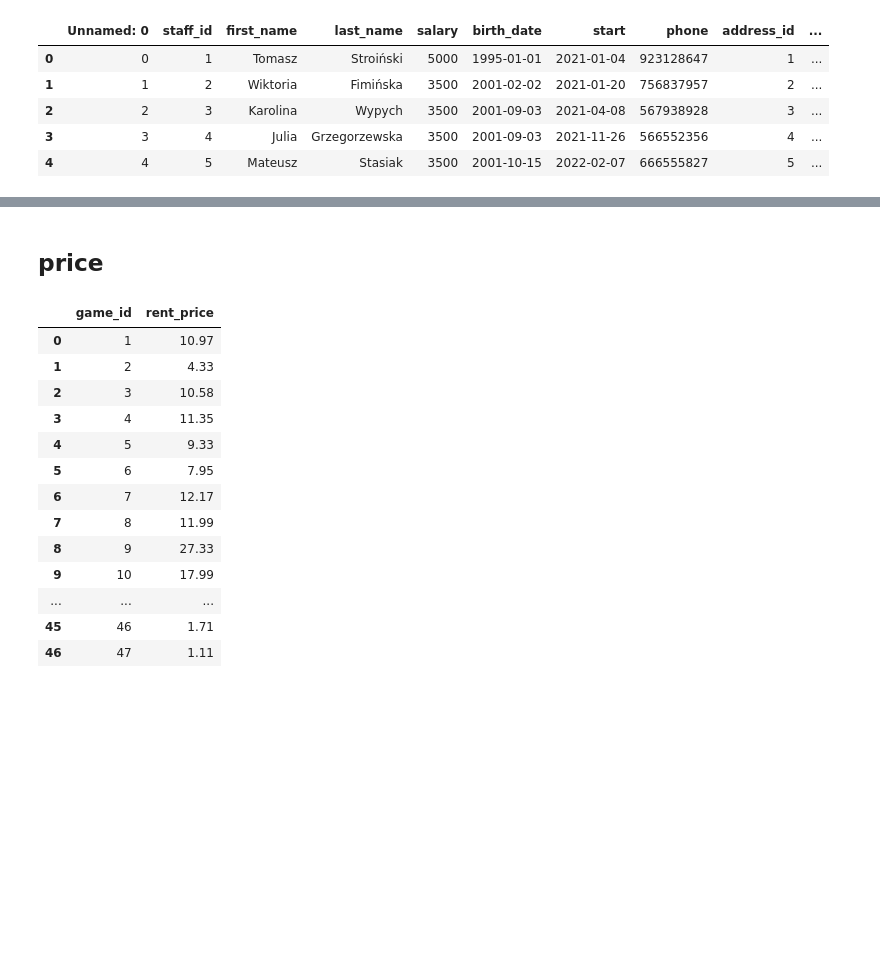
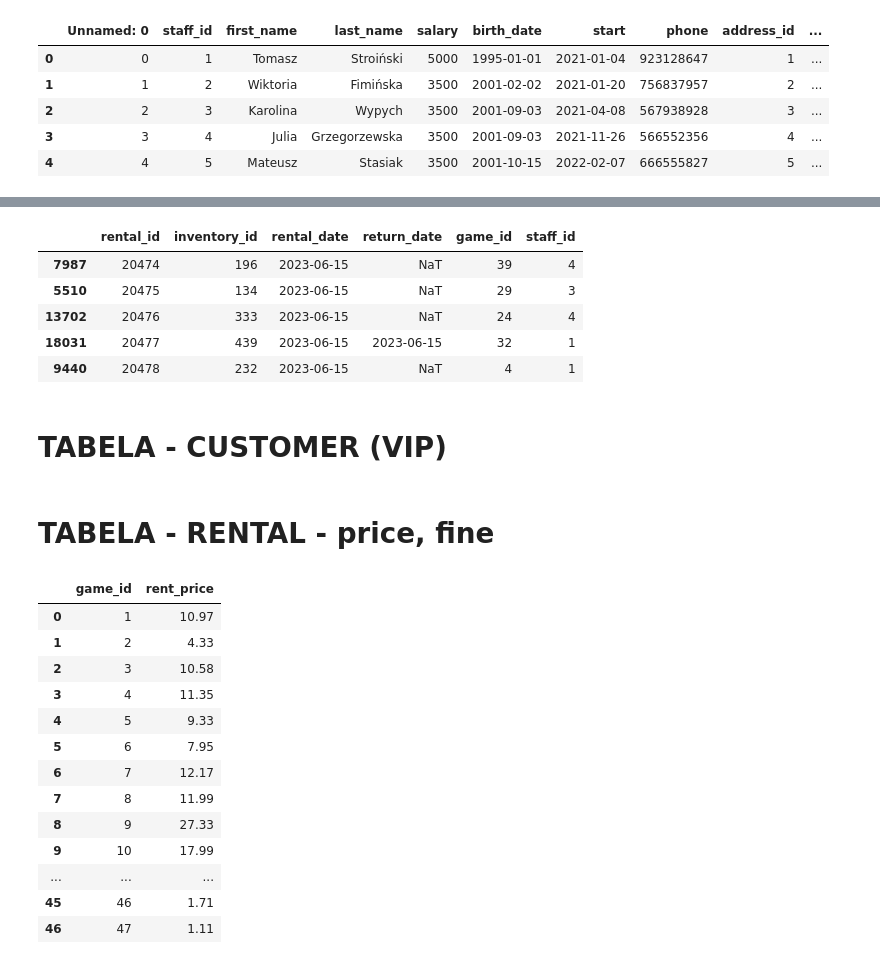
Before and after one commit to Staszek15/store-database, a Jupyter notebook: rental.ipynb, the cells around one changed output, grey strips where cells are left out. Drawn from its saved outputs; the diff is of its cells as text; code cells hidden in the pictures; blank space fills up the shorter version.

```diff
--- a/rental.ipynb
+++ b/rental.ipynb
@@ -161,0 +295,28 @@ rental.to_csv('rental.csv')
+# %%
+start_date = datetime(2021, 1, 4)
+end_date = datetime(2023, 6, 15)
+def generate_dates(start_date, end_date):
+    current_date = start_date
+    while current_date <= end_date:
+        yield current_date
+        current_date += timedelta(days=1)
+all_dates = generate_dates(start_date, end_date)
+# %%
+def who_works(days):
+    days = generate_dates(start_date, end_date)
+    staff_id = {}
+    for day in days:
+        if day.weekday() == 6 or day < datetime(2021, 1, 20) or str(day) in free_days:
+            ids = [1]
+        elif day >= datetime(2022, 2, 7):
+            ids = random.sample([1, 2, 3, 4, 5], random.choice([1, 2, 3]))
+        elif datetime(2022, 2, 7) > day >= datetime(2021, 11, 26):
+            ids = random.sample([1, 2, 3, 4], random.choice([1, 2, 3]))
+        elif datetime(2021, 11, 26) > day >= datetime(2021, 4, 8):
+            ids = random.sample([1, 2, 3], random.choice([1, 2]))
+        elif datetime(2021, 4, 8) > day >= datetime(2021, 1, 20):
+            ids = random.sample([1, 2], random.choice([1, 2]))
+        staff_id[day] = ids
+    return staff_id
+# %%
+staff_dates = who_works(all_dates)
@@ -161,0 +341,4 @@ rental.to_csv('rental.csv')
+# %%
+staff_id = []
+for i in range(0, len(rental)):
+    staff_id.append(random.choice(staff_dates[rental.iloc[i]['rental_date']]))
@@ -161,0 +347,11 @@ rental.to_csv('rental.csv')
+# %%
+rental.tail()
+# %% [output]
+|  | rental_id | inventory_id | rental_date | return_date | game_id | staff_id |
+| 7987 | 20474 | 196 | 2023-06-15 | NaT | 39 | 4 |
+| 5510 | 20475 | 134 | 2023-06-15 | NaT | 29 | 3 |
+| 13702 | 20476 | 333 | 2023-06-15 | NaT | 24 | 4 |
+| 18031 | 20477 | 439 | 2023-06-15 | 2023-06-15 | 32 | 1 |
+| 9440 | 20478 | 232 | 2023-06-15 | NaT | 4 | 1 |
+# %% [markdown]
+# TABELA - CUSTOMER (VIP)
@@ -162,2 +379,2 @@ rental.to_csv('rental.csv')
 # %% [markdown]
-## price
+# TABELA - RENTAL - price, fine
```
Also changed, not shown: parts of 32 cells of this notebook.
